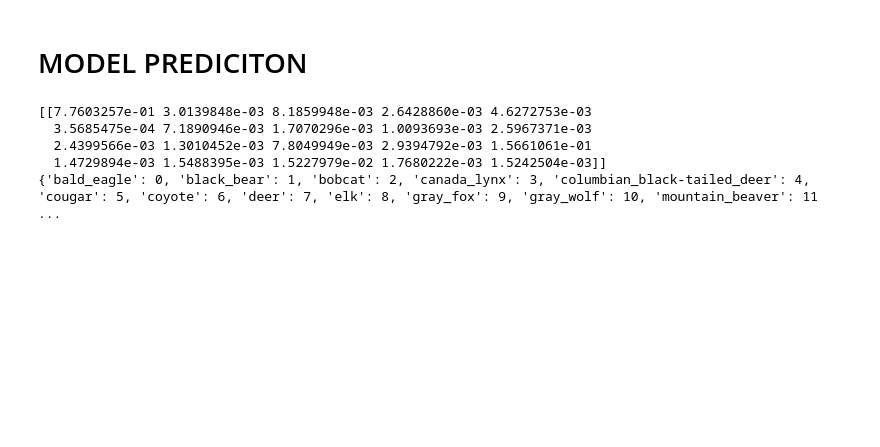
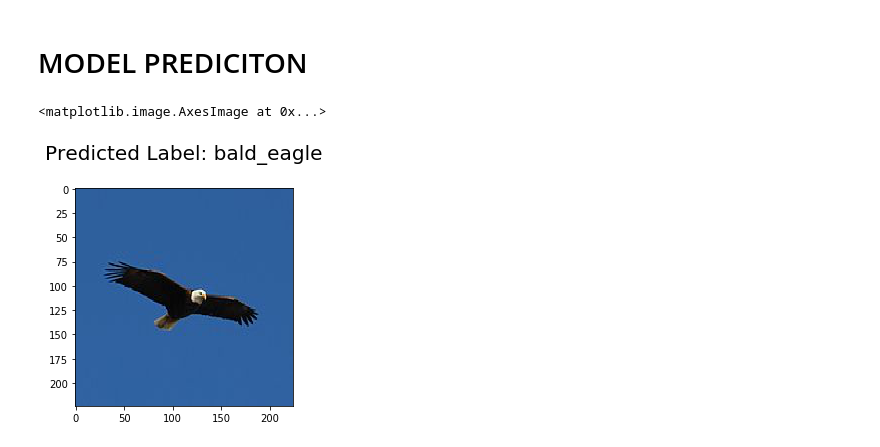
Before and after one commit to alexjnim/KERAS_transfer_learning_practice, a Jupyter notebook: 00_TRANSFER_LEARNING_MODEL_PICKER.ipynb, the cells around one changed output. Drawn from its saved outputs; the diff is of its cells as text; code cells hidden in the pictures; blank space fills up the shorter version.

Commit message:
updating 00 code to include plot of prediction

```diff
--- a/00_TRANSFER_LEARNING_MODEL_PICKER.ipynb
+++ b/00_TRANSFER_LEARNING_MODEL_PICKER.ipynb
@@ -210,19 +211,24 @@ model.save('models/'+MODEL_NAME+'_model.h5')
 from tensorflow.keras.models import load_model
 from tensorflow.keras.preprocessing import image
 import numpy as np
+MODEL_NAME = 'vgg16'
 model = load_model('models/'+MODEL_NAME+'_model.h5')
 # %%
 img_path = 'data/oregon_wildlife/bald_eagle/0a6bf3fa0a0d17aed4.jpg'
 img = image.load_img(img_path, target_size=(224, 224))
+
 img_array = image.img_to_array(img)
 expanded_img_array = np.expand_dims(img_array, axis=0)
 preprocessed_img = expanded_img_array / 255.  # Preprocess the image
 prediction = model.predict(preprocessed_img)
-print(prediction)
-print(validation_generator.class_indices)
+#print(np.argmax(prediction))
+#print(validation_generator.class_indices)
+
+predicted_label = pd.DataFrame(validation_generator.class_indices.items())[0].iloc[np.argmax(prediction)]
+
+plt.figure()
+plt.title("Predicted Label: "+predicted_label+'\n',fontsize=20)
+plt.imshow(img)
 # %% [output]
-[[7.7603257e-01 3.0139848e-03 8.1859948e-03 2.6428860e-03 4.6272753e-03
-  3.5685475e-04 7.1890946e-03 1.7070296e-03 1.0093693e-03 2.5967371e-03
-  2.4399566e-03 1.3010452e-03 7.8049949e-03 2.9394792e-03 1.5661061e-01
-  1.4729894e-03 1.5488395e-03 1.5227979e-02 1.7680222e-03 1.5242504e-03]]
-{'bald_eagle': 0, 'black_bear': 1, 'bobcat': 2, 'canada_lynx': 3, 'columbian_black-tailed_deer': 4, 'cougar': 5, 'coyote': 6, 'deer': 7, 'elk': 8, 'gray_fox': 9, 'gray_wolf': 10, 'mountain_beaver': 11 ...
+<matplotlib.image.AxesImage at 0x...>
+[figure, added]
```
Also changed, not shown: parts of 3 cells of this notebook, 1 other file.
